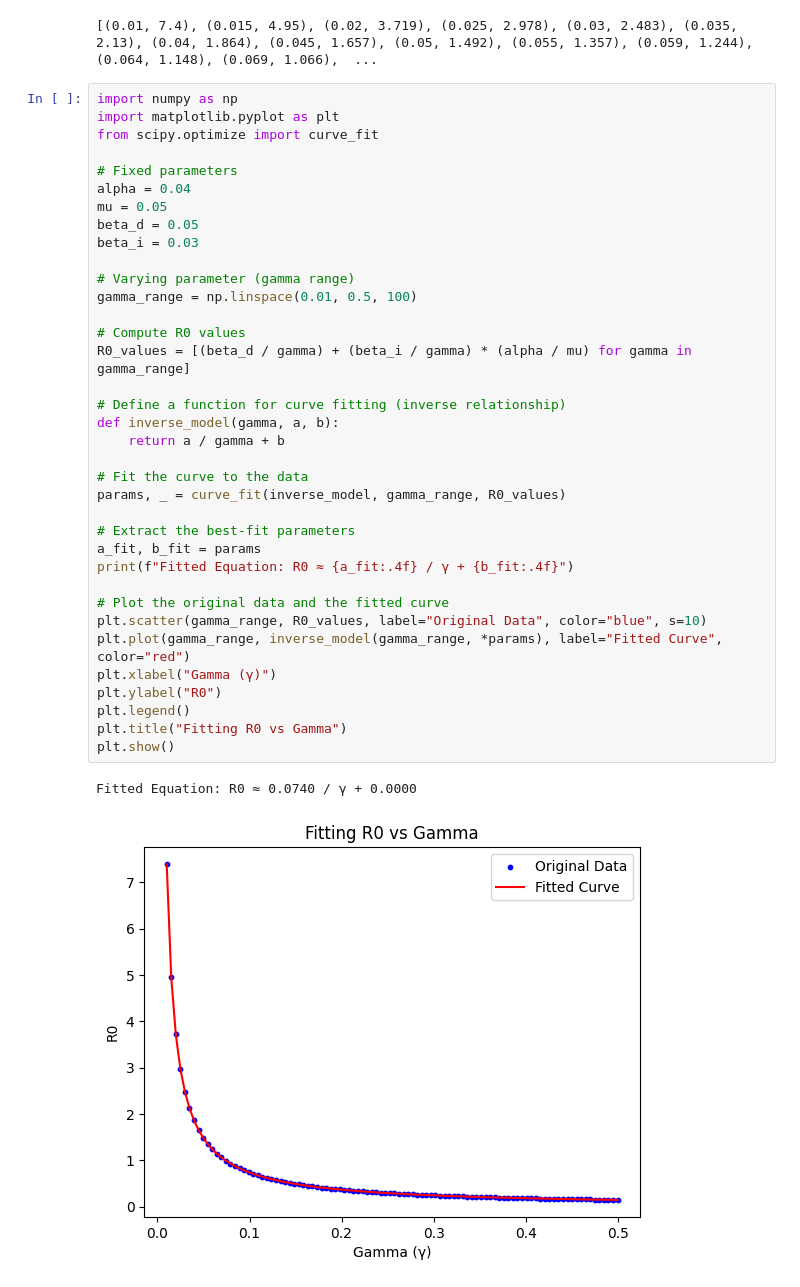
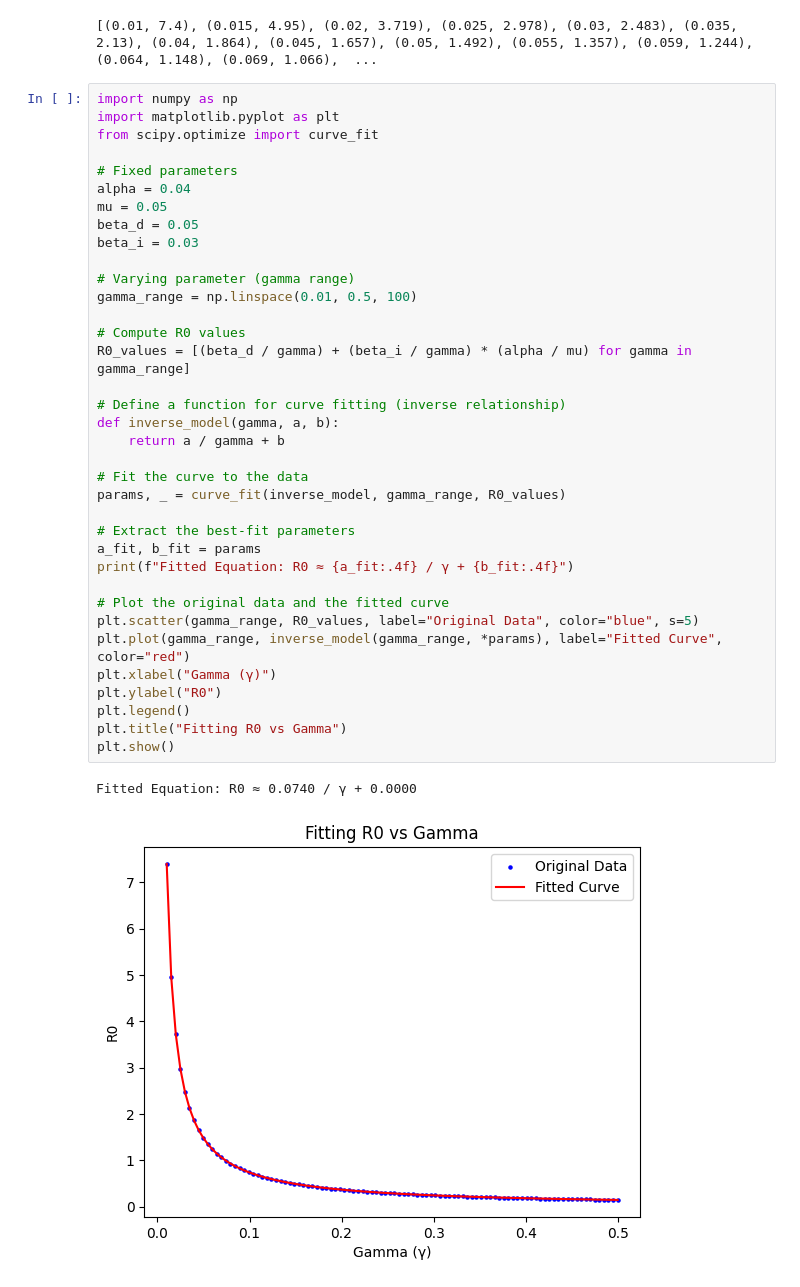
Before and after one commit to nazabu/WNS-Mathematical-Simulation, a Jupyter notebook: src/R0 vs Parameter/R0_Gamma.ipynb, the cells around one changed output. Drawn from its saved outputs; the diff is of its cells as text.

```diff
--- a/src/R0 vs Parameter/R0_Gamma.ipynb
+++ b/src/R0 vs Parameter/R0_Gamma.ipynb
@@ -42,32 +42,32 @@ alpha = 0.04
 mu = 0.05
 beta_d = 0.05
 beta_i = 0.03
 
 # Varying parameter (gamma range)
 gamma_range = np.linspace(0.01, 0.5, 100)
 
 # Compute R0 values
 R0_values = [(beta_d / gamma) + (beta_i / gamma) * (alpha / mu) for gamma in gamma_range]
 
 # Define a function for curve fitting (inverse relationship)
 def inverse_model(gamma, a, b):
     return a / gamma + b
 
 # Fit the curve to the data
 params, _ = curve_fit(inverse_model, gamma_range, R0_values)
 
 # Extract the best-fit parameters
 a_fit, b_fit = params
 print(f"Fitted Equation: R0 ≈ {a_fit:.4f} / γ + {b_fit:.4f}")
 
 # Plot the original data and the fitted curve
-plt.scatter(gamma_range, R0_values, label="Original Data", color="blue", s=10)
+plt.scatter(gamma_range, R0_values, label="Original Data", color="blue", s=5)
 plt.plot(gamma_range, inverse_model(gamma_range, *params), label="Fitted Curve", color="red")
 plt.xlabel("Gamma (γ)")
 plt.ylabel("R0")
 plt.legend()
 plt.title("Fitting R0 vs Gamma")
 plt.show()
 # %% [output]
 Fitted Equation: R0 ≈ 0.0740 / γ + 0.0000
-[figure, old version]
+[figure, new version]
```
